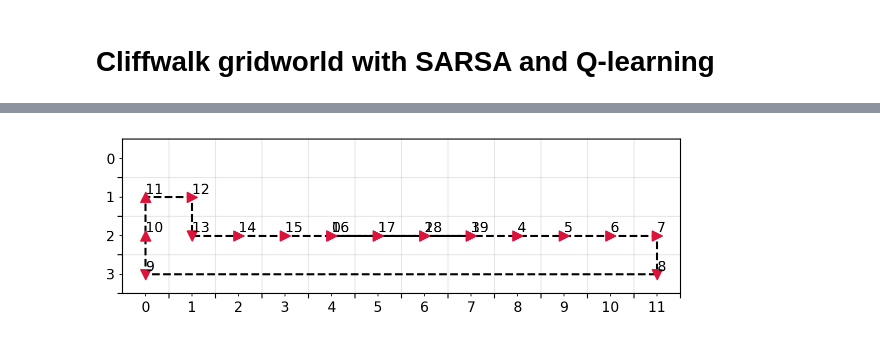
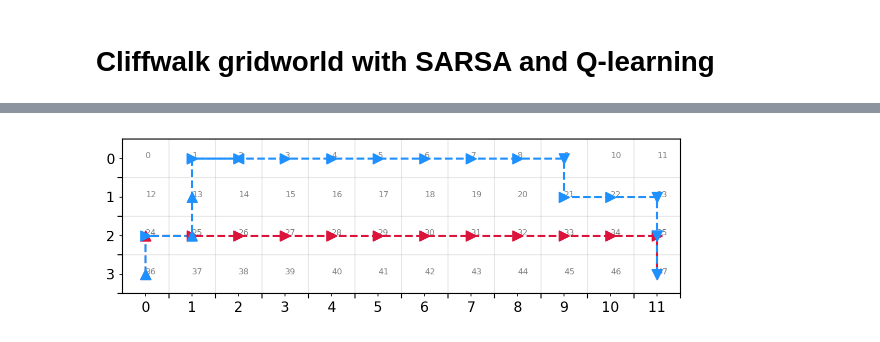
Before and after one commit to gerdm/reinforcement-learning, a Jupyter notebook: ch06/cliffwalk-gridworld.ipynb, the cells around one changed output, grey strips where cells are left out. Drawn from its saved outputs; the diff is of its cells as text; code cells hidden in the pictures.

```diff
--- a/ch06/cliffwalk-gridworld.ipynb
+++ b/ch06/cliffwalk-gridworld.ipynb
@@ -94,48 +98,3 @@ markers = {
     "left": "<",
     "nothing": "o"
 }
-# %%
-agent = "q"
-run = -2
-pos_hist = np.c_[hist[agent]["ix"] % n_cols, hist[agent]["ix"] // n_cols]
-iinit = ix_goal[run] + 1
-iend = ix_goal[run + 1] + 1
-
-subhist_action = hist[agent]["action"][iinit:iend]
-subhist_action = [name_movements[a] for a in subhist_action]
-subhist_action = [markers[action] for action in subhist_action]
-
-subhist_pos = pos_hist[iinit:iend]
-
-fig, ax = plt.subplots(figsize=(n_cols * 0.6, n_rows * 0.5))
-plt.plot(*subhist_pos.T, c="black", linestyle="--")
-
-i = 0
-for (x,y), m in zip(subhist_pos, subhist_action):
-    plt.scatter(x, y, marker=m, zorder=3, s=50, c="crimson")
-    plt.text(x, y, i, verticalalignment="bottom", horizontalalignment="left")
-    i += 1
-
-xticks = np.arange(n_cols)
-yticks = np.arange(n_rows)
-ax.set(
-    xticks=xticks + 0.5,
-    yticks=yticks + 0.5,
-    xticklabels="",
-    yticklabels="",
-)
-ax.set_xticks(xticks, labels=xticks, minor=True)
-ax.set_yticks(yticks, labels=yticks, minor=True)
-
-ax.set_ylim(-0.5, n_rows - 0.5)
-ax.set_xlim(-0.5, n_cols - 0.5)
-ax.invert_yaxis()
-
-
-for i, (r, c) in enumerate(product(range(G.n_rows), range(G.n_cols))):
-    plt.text(c, r, i, c="tab:gray", zorder=0, fontsize=6)
-
-plt.grid(alpha=0.3)
-# plt.savefig("windy-gridworld.png", bbox_inches="tight", dpi=150)
-# %% [output]
-[figure, removed]
@@ -142 +145,10 @@ plt.grid(alpha=0.3)
+# %%
+fig, ax = plt.subplots(figsize=(n_cols * 0.6, n_rows * 0.5))
+
+plot_gridworld_board(ax, G)
+
+plot_agent_run(ax, hist["q"], -3, G, reward_goal, c_line="crimson")
+plot_agent_run(ax, hist["sarsa"], -2, G, reward_goal, c_line="dodgerblue", c_arrow="dodgerblue")
+# %% [output]
+[figure, added]
 # %%
```
Also changed, not shown: parts of 10 cells of this notebook.
